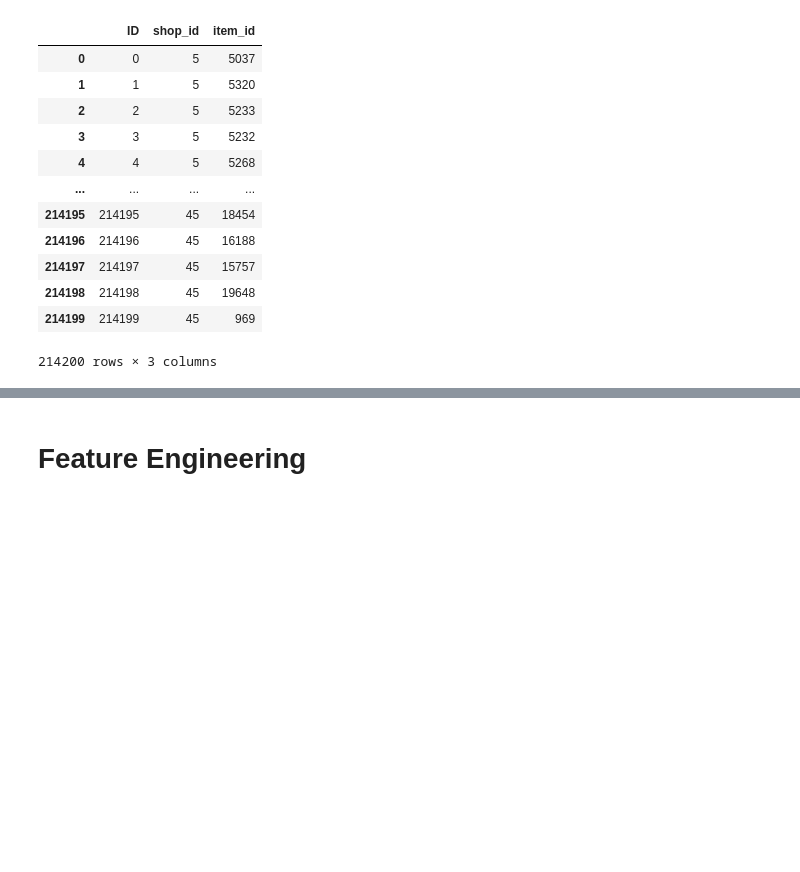
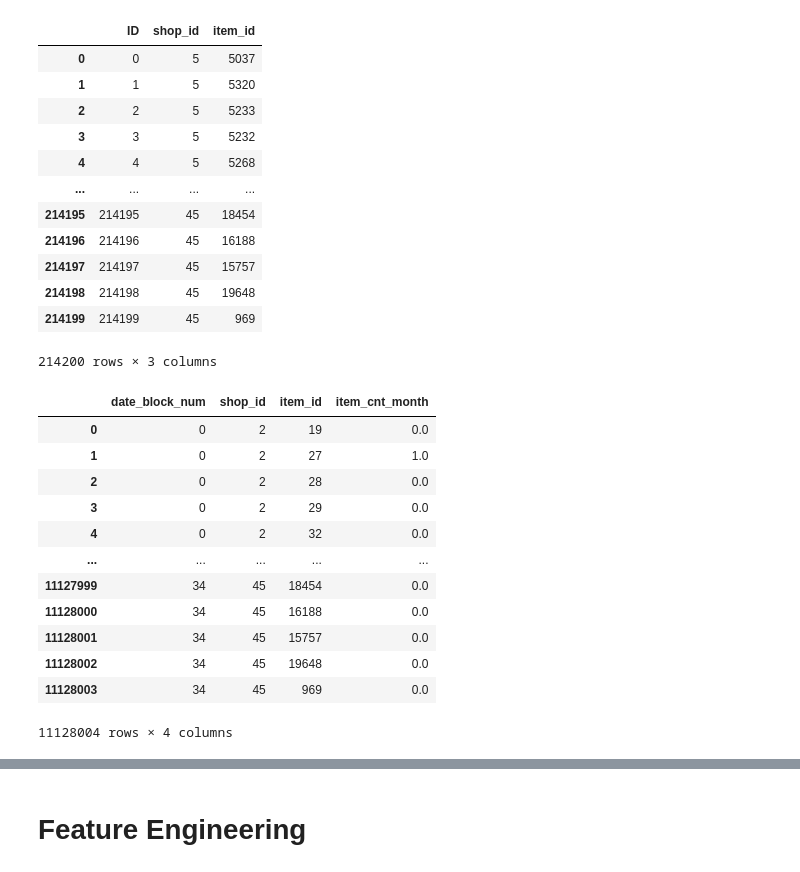
Before and after one commit to qiongwu1016/cmpe257_group3_project, a Jupyter notebook: CMPE257_Team_Project_04.ipynb, the cells around one changed output, grey strips where cells are left out. Cells and saved outputs as stored; diff of their text form; code cells hidden in the pictures; blank space fills up the shorter version.

```diff
--- a/CMPE257_Team_Project_04.ipynb
+++ b/CMPE257_Team_Project_04.ipynb
@@ -417,7 +405,22 @@ test["item_id"] = test.item_id.astype(np.int16)
 # %%
 # Concatenate train and test sets
 matrix = pd.concat([matrix, test.drop(["ID"],axis = 1)], ignore_index=True, sort=False, keys=cols)
 matrix.fillna( 0, inplace = True )
+matrix
+# %% [output]
+|  | date_block_num | shop_id | item_id | item_cnt_month |
+| 0 | 0 | 2 | 19 | 0.0 |
+| 1 | 0 | 2 | 27 | 1.0 |
+| 2 | 0 | 2 | 28 | 0.0 |
+| 3 | 0 | 2 | 29 | 0.0 |
+| 4 | 0 | 2 | 32 | 0.0 |
+| ... | ... | ... | ... | ... |
+| 11127999 | 34 | 45 | 18454 | 0.0 |
+| 11128000 | 34 | 45 | 16188 | 0.0 |
+| 11128001 | 34 | 45 | 15757 | 0.0 |
+| 11128002 | 34 | 45 | 19648 | 0.0 |
+| 11128003 | 34 | 45 | 969 | 0.0 |
+11128004 rows × 4 columns
 # %%
 # Add shop, items and categories data onto matrix df.
 matrix = pd.merge( matrix, shops, on = ["shop_id"], how = "left" )
```
Also changed, not shown: parts of 18 cells of this notebook.
